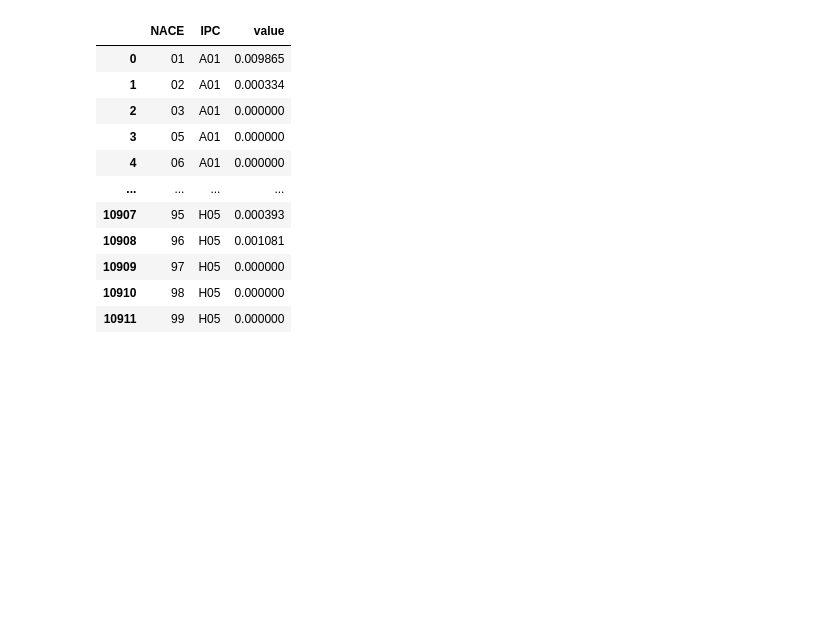
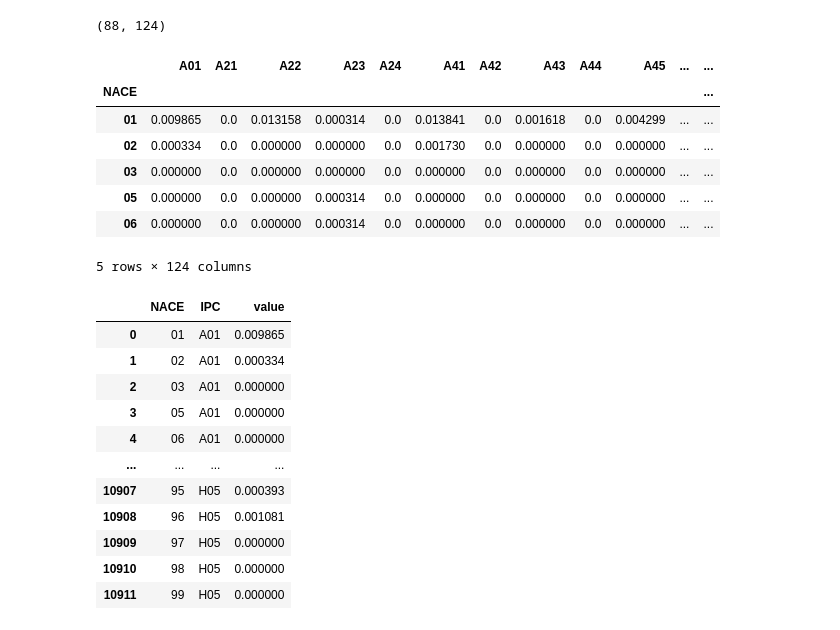
Before and after one commit to piotrsobecki/economical_impact_pri, a Jupyter notebook: data preprocessing - ipc nace.ipynb, the cells around one changed output. Cells and saved outputs as stored; diff of their text form; code cells hidden in the pictures; blank space fills up the shorter version.

```diff
--- a/data preprocessing - ipc nace.ipynb
+++ b/data preprocessing - ipc nace.ipynb
@@ -24,6 +24,21 @@ nace_ipc_df = pd.read_excel('concordance/nace_ipc.xlsx', index_col='NACE')
 
 # Nace is a 2 digit code so append 0 as the prefix where necessary
 nace_ipc_df.index = nace_ipc_df.index.map(lambda x: '0'+str(x) if len(str(x)) == 1 else str(x))
+# %%
+nace_ipc_df.shape
+# %% [output]
+(88, 124)
+# %%
+nace_ipc_df.head()
+# %% [output]
+|  | A01 | A21 | A22 | A23 | A24 | A41 | A42 | A43 | A44 | A45 | ... | ... |
+| NACE |  |  |  |  |  |  |  |  |  |  |  | ... |
+| 01 | 0.009865 | 0.0 | 0.013158 | 0.000314 | 0.0 | 0.013841 | 0.0 | 0.001618 | 0.0 | 0.004299 | ... | ... |
+| 02 | 0.000334 | 0.0 | 0.000000 | 0.000000 | 0.0 | 0.001730 | 0.0 | 0.000000 | 0.0 | 0.000000 | ... | ... |
+| 03 | 0.000000 | 0.0 | 0.000000 | 0.000000 | 0.0 | 0.000000 | 0.0 | 0.000000 | 0.0 | 0.000000 | ... | ... |
+| 05 | 0.000000 | 0.0 | 0.000000 | 0.000314 | 0.0 | 0.000000 | 0.0 | 0.000000 | 0.0 | 0.000000 | ... | ... |
+| 06 | 0.000000 | 0.0 | 0.000000 | 0.000314 | 0.0 | 0.000000 | 0.0 | 0.000000 | 0.0 | 0.000000 | ... | ... |
+5 rows × 124 columns
 # %%
 import numpy as np
 # Visualize NACE-IPC concordance table using plotly heatmap
```
Also changed, not shown: parts of 2 cells of this notebook, 6 other files.
